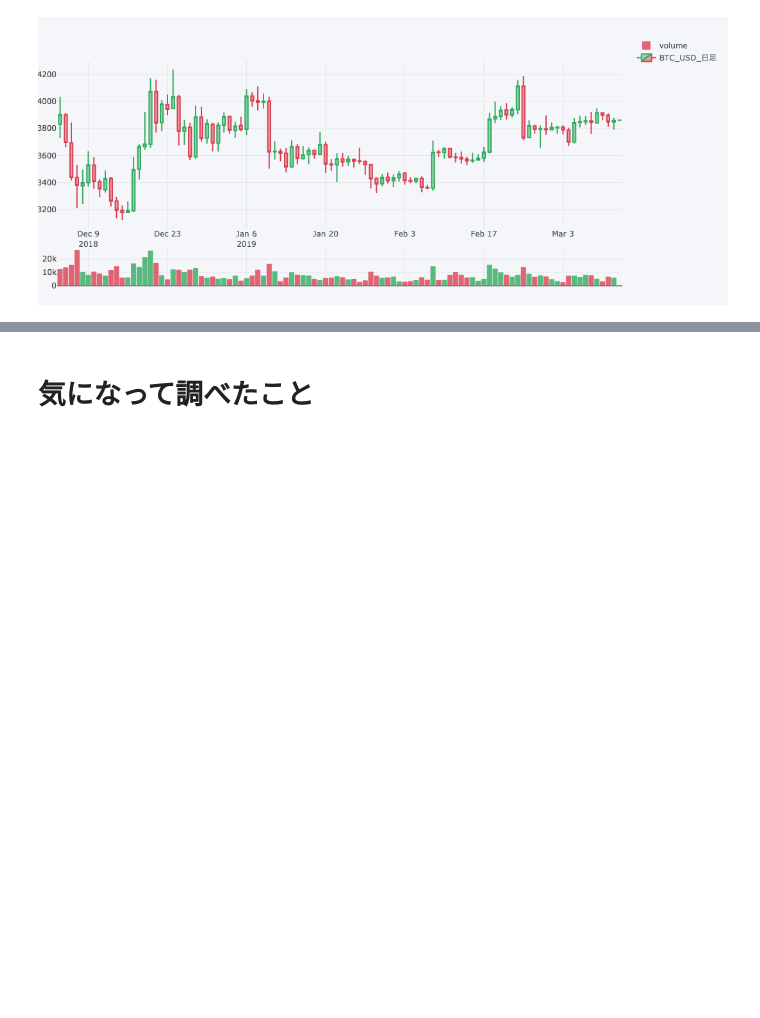
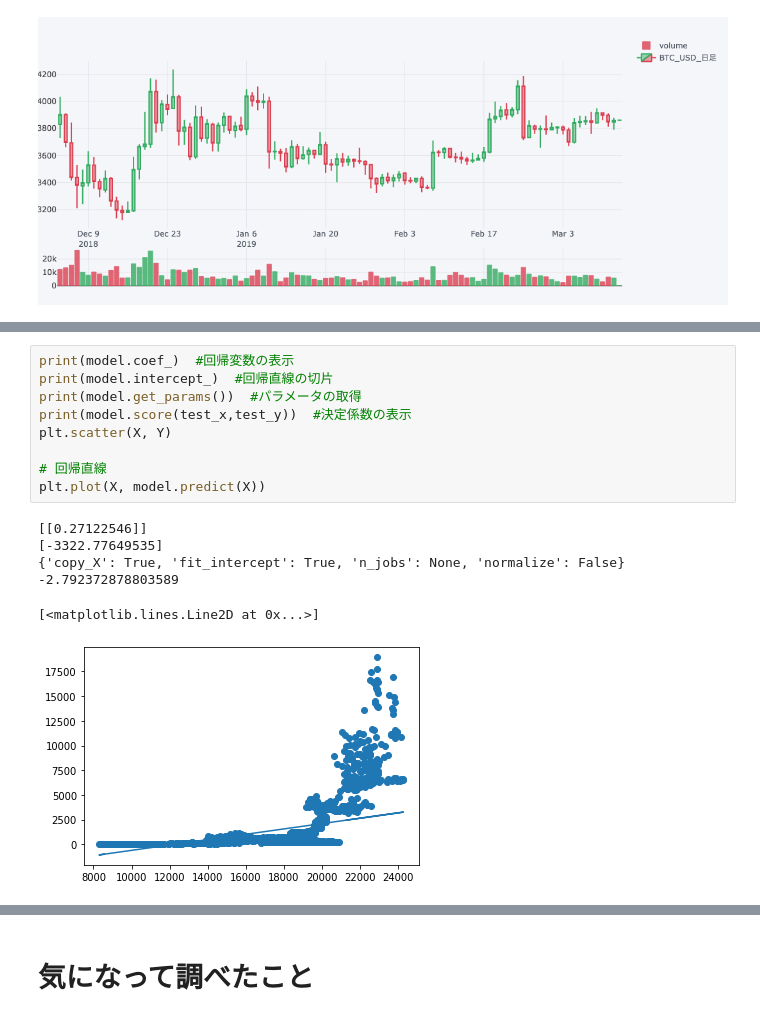
Before and after one commit to MiraiChino/ensemble, a Jupyter notebook: a.ipynb, the cells around one changed output, grey strips where cells are left out. Saved outputs shown, nothing was run; the diff lists cells and outputs as text; blank space fills up the shorter version.

```diff
--- a/a.ipynb
+++ b/a.ipynb
@@ -80,0 +182,16 @@ qf.iplot(up_color=green, down_color=red, name="BTC_USD_日足")
+# %%
+print(model.coef_)  #回帰変数の表示
+print(model.intercept_)  #回帰直線の切片
+print(model.get_params())  #パラメータの取得
+print(model.score(test_x,test_y))  #決定係数の表示
+plt.scatter(X, Y)
+
+# 回帰直線
+plt.plot(X, model.predict(X))
+# %% [output]
+[[0.27122546]]
+[-3322.77649535]
+{'copy_X': True, 'fit_intercept': True, 'n_jobs': None, 'normalize': False}
+-2.792372878803589
+[<matplotlib.lines.Line2D at 0x...>]
+[figure, added]
```
Also changed, not shown: parts of 12 cells of this notebook.
